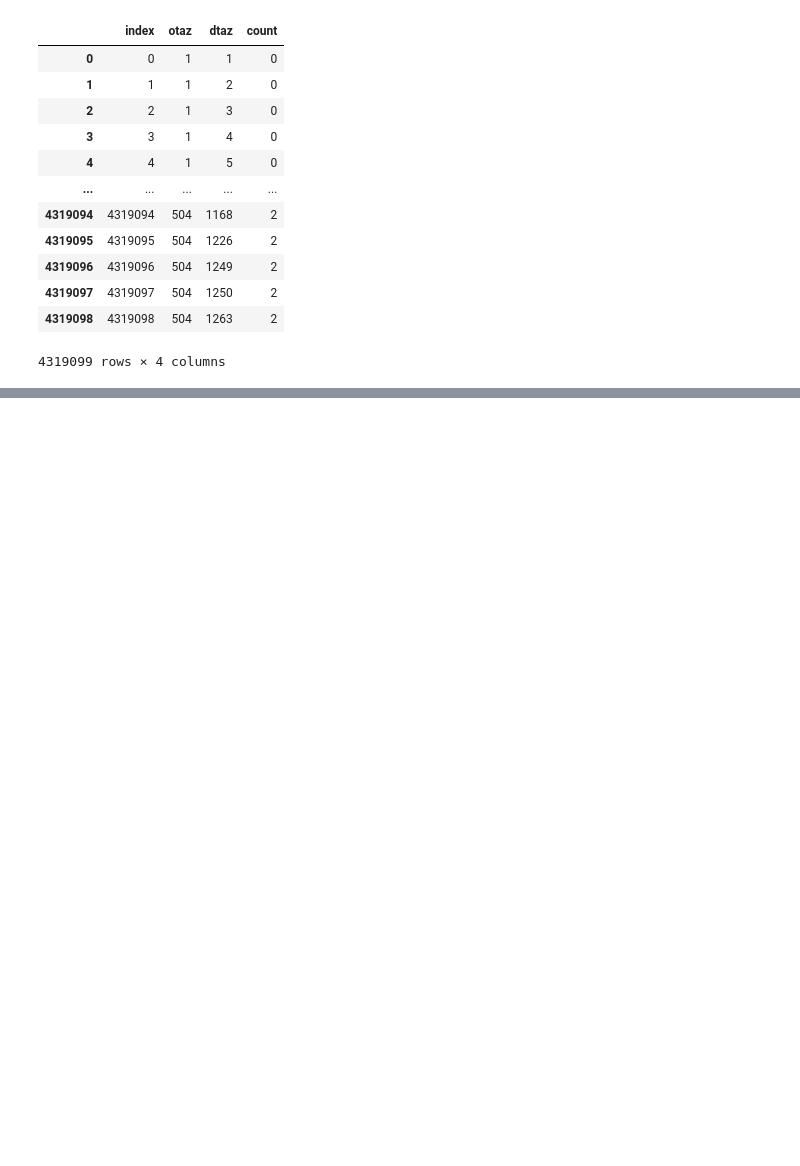
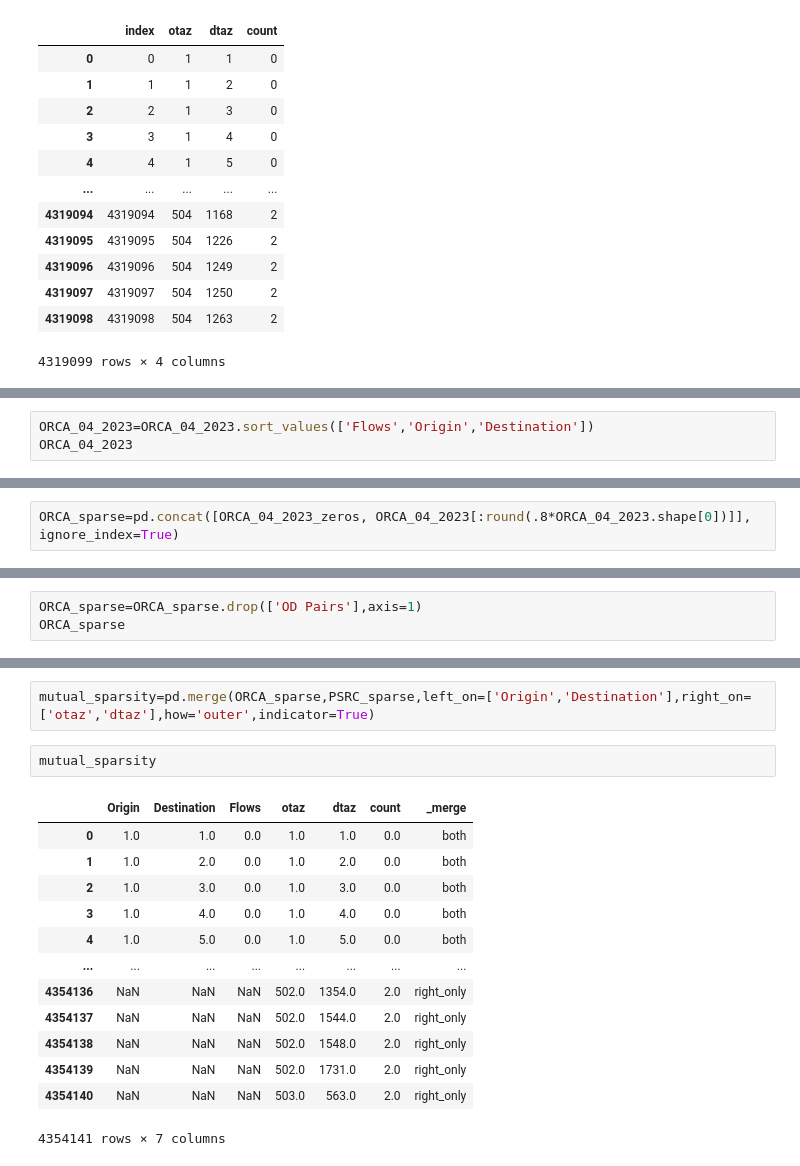
Before and after one commit to arsalanesmaili/kcm_ridership, a Jupyter notebook: Comparison (ORCA vs PSRC).ipynb, the cells around one changed output, grey strips where cells are left out. Saved outputs shown, nothing was run; the diff lists cells and outputs as text; blank space fills up the shorter version.

Commit message:
PSRC survey vs ORCA

```diff
--- a/Comparison (ORCA vs PSRC).ipynb
+++ b/Comparison (ORCA vs PSRC).ipynb
@@ -297,0 +428,3 @@ PSRC_sparse
+# %%
+ORCA_04_2023=ORCA_04_2023.sort_values(['Flows','Origin','Destination'])
+ORCA_04_2023
@@ -297,0 +445,2 @@ PSRC_sparse
+# %%
+ORCA_sparse=pd.concat([ORCA_04_2023_zeros, ORCA_04_2023[:round(.8*ORCA_04_2023.shape[0])]], ignore_index=True)
@@ -297,0 +463,3 @@ PSRC_sparse
+# %%
+ORCA_sparse=ORCA_sparse.drop(['OD Pairs'],axis=1)
+ORCA_sparse
@@ -297,0 +506,18 @@ PSRC_sparse
+# %%
+mutual_sparsity=pd.merge(ORCA_sparse,PSRC_sparse,left_on=['Origin','Destination'],right_on=['otaz','dtaz'],how='outer',indicator=True)
+# %%
+mutual_sparsity
+# %% [output]
+|  | Origin | Destination | Flows | otaz | dtaz | count | _merge |
+| 0 | 1.0 | 1.0 | 0.0 | 1.0 | 1.0 | 0.0 | both |
+| 1 | 1.0 | 2.0 | 0.0 | 1.0 | 2.0 | 0.0 | both |
+| 2 | 1.0 | 3.0 | 0.0 | 1.0 | 3.0 | 0.0 | both |
+| 3 | 1.0 | 4.0 | 0.0 | 1.0 | 4.0 | 0.0 | both |
+| 4 | 1.0 | 5.0 | 0.0 | 1.0 | 5.0 | 0.0 | both |
+| ... | ... | ... | ... | ... | ... | ... | ... |
+| 4354136 | NaN | NaN | NaN | 502.0 | 1354.0 | 2.0 | right_only |
+| 4354137 | NaN | NaN | NaN | 502.0 | 1544.0 | 2.0 | right_only |
+| 4354138 | NaN | NaN | NaN | 502.0 | 1548.0 | 2.0 | right_only |
+| 4354139 | NaN | NaN | NaN | 502.0 | 1731.0 | 2.0 | right_only |
+| 4354140 | NaN | NaN | NaN | 503.0 | 563.0 | 2.0 | right_only |
+4354141 rows × 7 columns
```
Also changed, not shown: parts of 42 cells of this notebook.
